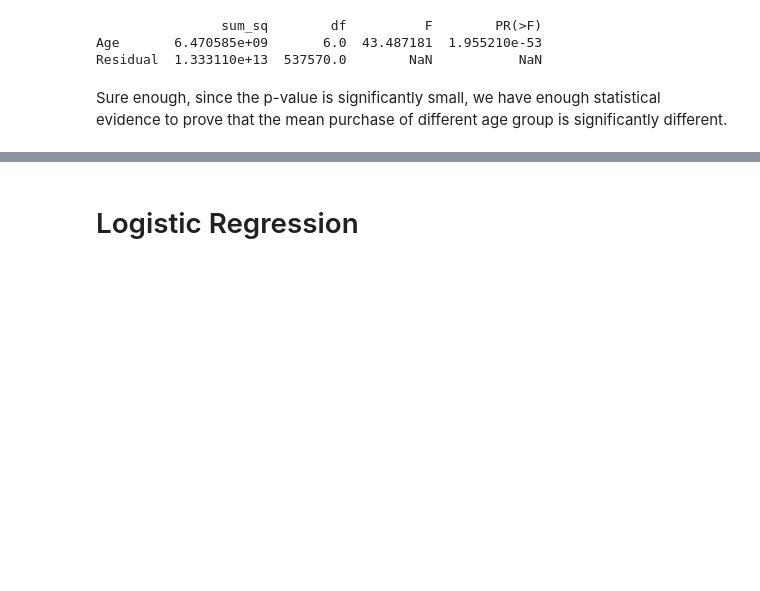
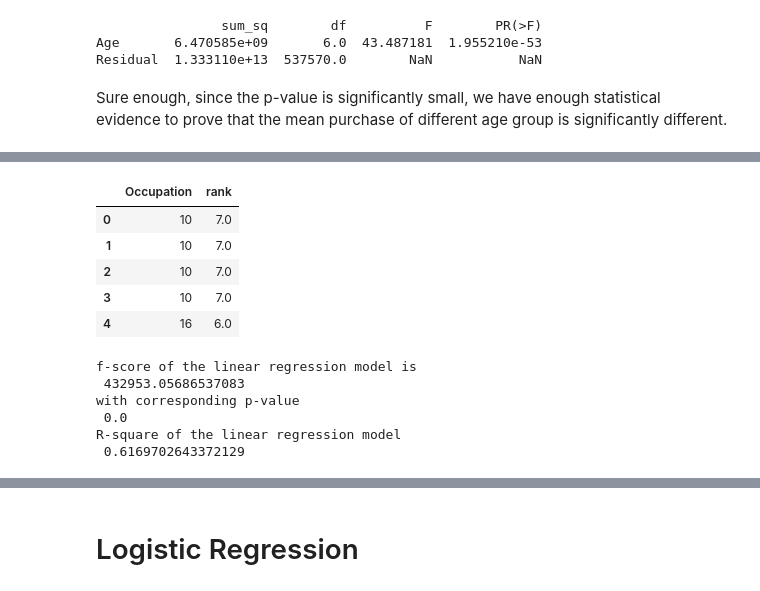
Before and after one commit to mtruon11/Black-Friday-Analysis, a Jupyter notebook: Black-Friday-Analysis.ipynb, the cells around one changed output, grey strips where cells are left out. Saved outputs shown, nothing was run; the diff lists cells and outputs as text; code cells hidden in the pictures; blank space fills up the shorter version.

```diff
--- a/Black-Friday-Analysis.ipynb
+++ b/Black-Friday-Analysis.ipynb
@@ -628,0 +668,24 @@ Occupation and Age
+# %%
+X = numeric[['Occupation', 'rank']]
+y = numeric.Purchase
+reg = linear_model.LinearRegression().fit(X, y)
+X.head()
+# %% [output]
+|  | Occupation | rank |
+| 0 | 10 | 7.0 |
+| 1 | 10 | 7.0 |
+| 2 | 10 | 7.0 |
+| 3 | 10 | 7.0 |
+| 4 | 16 | 6.0 |
+# %%
+est1 = sm.OLS(y, X).fit()
+print("f-score of the linear regression model is \n", est1.fvalue)
+print("with corresponding p-value \n", est1.f_pvalue)
+print("R-square of the linear regression model \n", est1.rsquared)
+# %% [output]
+f-score of the linear regression model is
+ 432953.05686537083
+with corresponding p-value
+ 0.0
+R-square of the linear regression model
+ 0.6169702643372129
```
Also changed, not shown: parts of 13 cells of this notebook.
